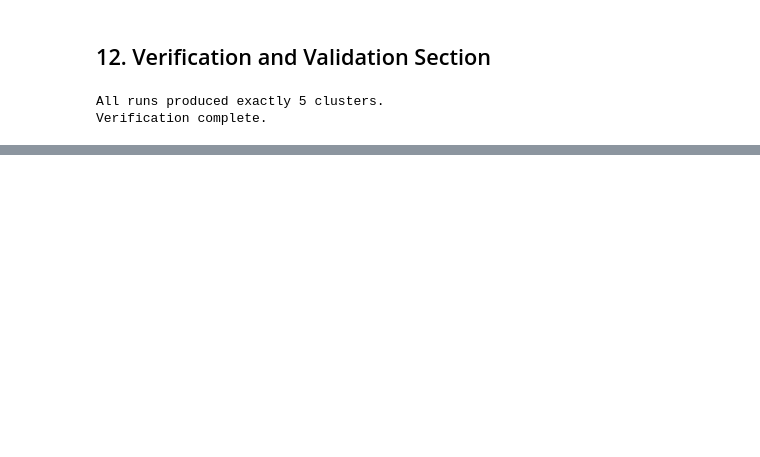
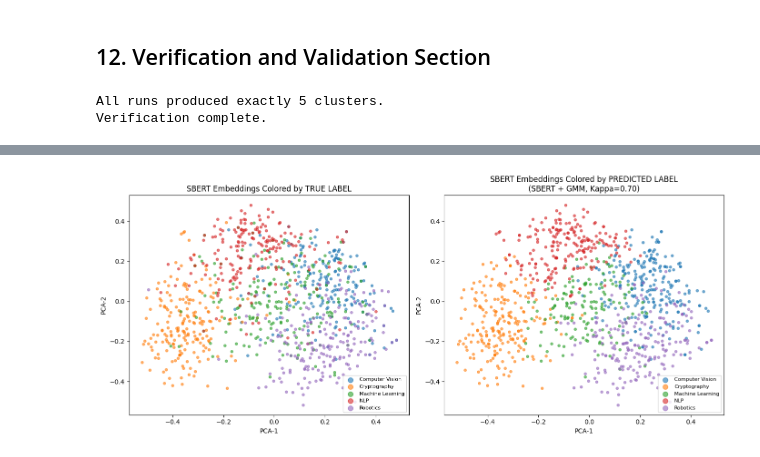
Before and after one commit to KyleWyonch/DTI5125-Data-Science-Applications, a Jupyter notebook: Assignment-2-clustering/notebooks/features_clustering.ipynb, the cells around one changed output, grey strips where cells are left out. Cells and saved outputs as stored; diff of their text form; code cells hidden in the pictures; blank space fills up the shorter version.

```diff
--- a/Assignment-2-clustering/notebooks/features_clustering.ipynb
+++ b/Assignment-2-clustering/notebooks/features_clustering.ipynb
@@ -779,0 +1251,68 @@ This contains one row per document per run, with columns:
+# %%
+# 2D projection of SBERT embeddings with cluster vs true label comparison
+from sklearn.decomposition import PCA
+
+# Get champion cluster assignments
+champion_clusters = champion_subset.set_index("doc_id")["cluster_id"].to_dict()
+champion_mapped = champion_subset.set_index("doc_id")["predicted_label"].to_dict()
+
+# Create 2D projection using PCA
+pca = PCA(n_components=2, random_state=RANDOM_SEED)
+E2_pca = pca.fit_transform(X_sbert_all)
+
+# Get ordered doc_ids matching the feature matrix order
+df_ordered = pd.concat([
+    df[df["split"]=="train"],
+    df[df["split"]=="val"],
+    df[df["split"]=="test"]
+], axis=0).reset_index(drop=True)
+
+# Create visualization dataframe
+viz_df = pd.DataFrame({
+    "doc_id": df_ordered["doc_id"].values,
+    "true_label": df_ordered["label"].values,
+    "x": E2_pca[:, 0],
+    "y": E2_pca[:, 1]
+})
+viz_df["cluster_id"] = viz_df["doc_id"].map(champion_clusters)
+viz_df["predicted_label"] = viz_df["doc_id"].map(champion_mapped)
+
+# Plot side by side: True labels vs Cluster assignments
+fig, axes = plt.subplots(1, 2, figsize=(14, 6))
+
+# Color map for consistent coloring
+label_colors = {
+    "Computer Vision": "#1f77b4",
+    "Cryptography": "#ff7f0e",
+    "Machine Learning": "#2ca02c",
+    "NLP": "#d62728",
+    "Robotics": "#9467bd"
+}
+
+# Plot 1: True Labels
+ax1 = axes[0]
+for lab in sorted(viz_df["true_label"].unique()):
+    mask = viz_df["true_label"] == lab
+    ax1.scatter(viz_df.loc[mask, "x"], viz_df.loc[mask, "y"],
+                c=label_colors[lab], s=15, alpha=0.6, label=lab)
+ax1.set_xlabel("PCA-1")
+ax1.set_ylabel("PCA-2")
+ax1.set_title("SBERT Embeddings Colored by TRUE LABEL")
+ax1.legend(markerscale=2, fontsize=8, loc="best")
+
+# Plot 2: Predicted Labels (from champion clustering)
+ax2 = axes[1]
+for lab in sorted(viz_df["predicted_label"].dropna().unique()):
+    mask = viz_df["predicted_label"] == lab
+    ax2.scatter(viz_df.loc[mask, "x"], viz_df.loc[mask, "y"],
+                c=label_colors[lab], s=15, alpha=0.6, label=lab)
+ax2.set_xlabel("PCA-1")
+ax2.set_ylabel("PCA-2")
+ax2.set_title("SBERT Embeddings Colored by PREDICTED LABEL\n(SBERT + GMM, Kappa=0.70)")
+ax2.legend(markerscale=2, fontsize=8, loc="best")
+
+plt.tight_layout()
+plt.savefig(os.path.join(OUT_FIG, "cluster_vs_true_label_2d.png"), dpi=200, bbox_inches="tight")
+plt.show()
+# %% [output]
+[figure, added]
```
Also changed, not shown: parts of 24 cells of this notebook, 1 other file.
